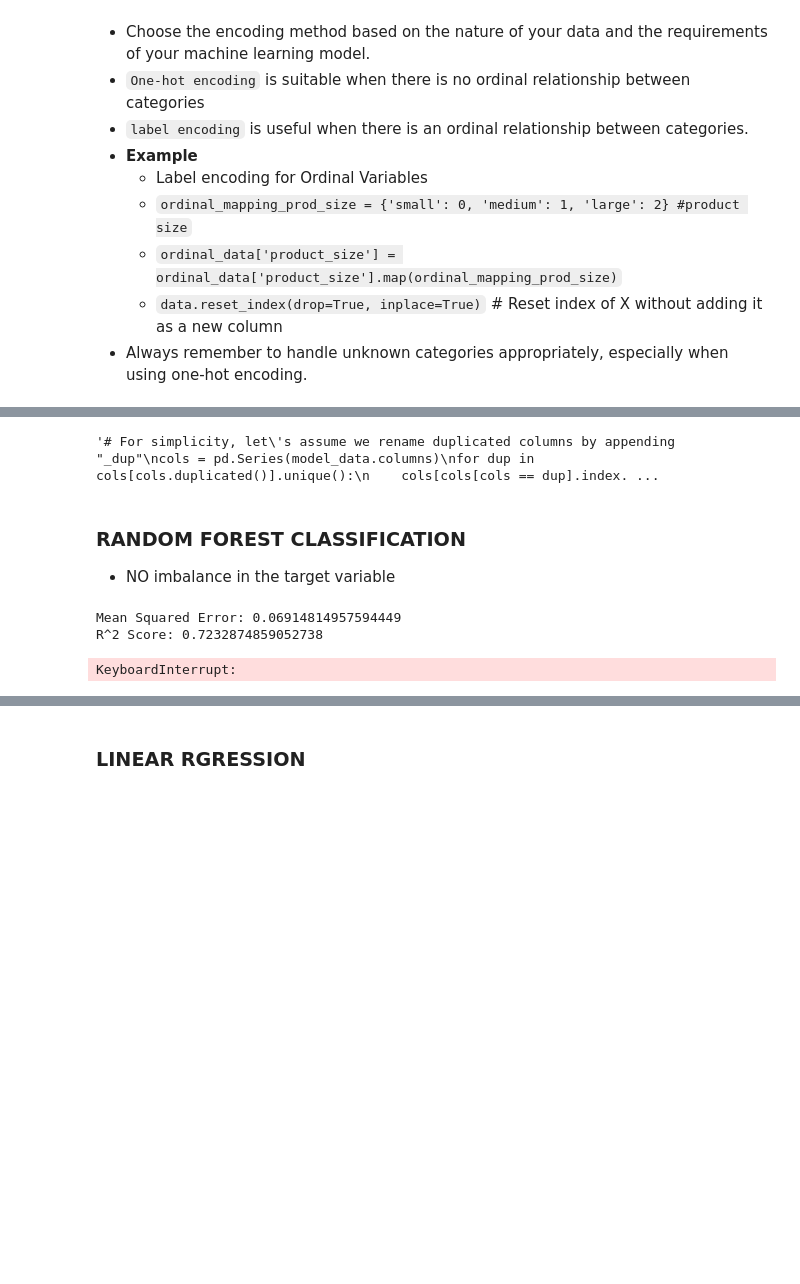
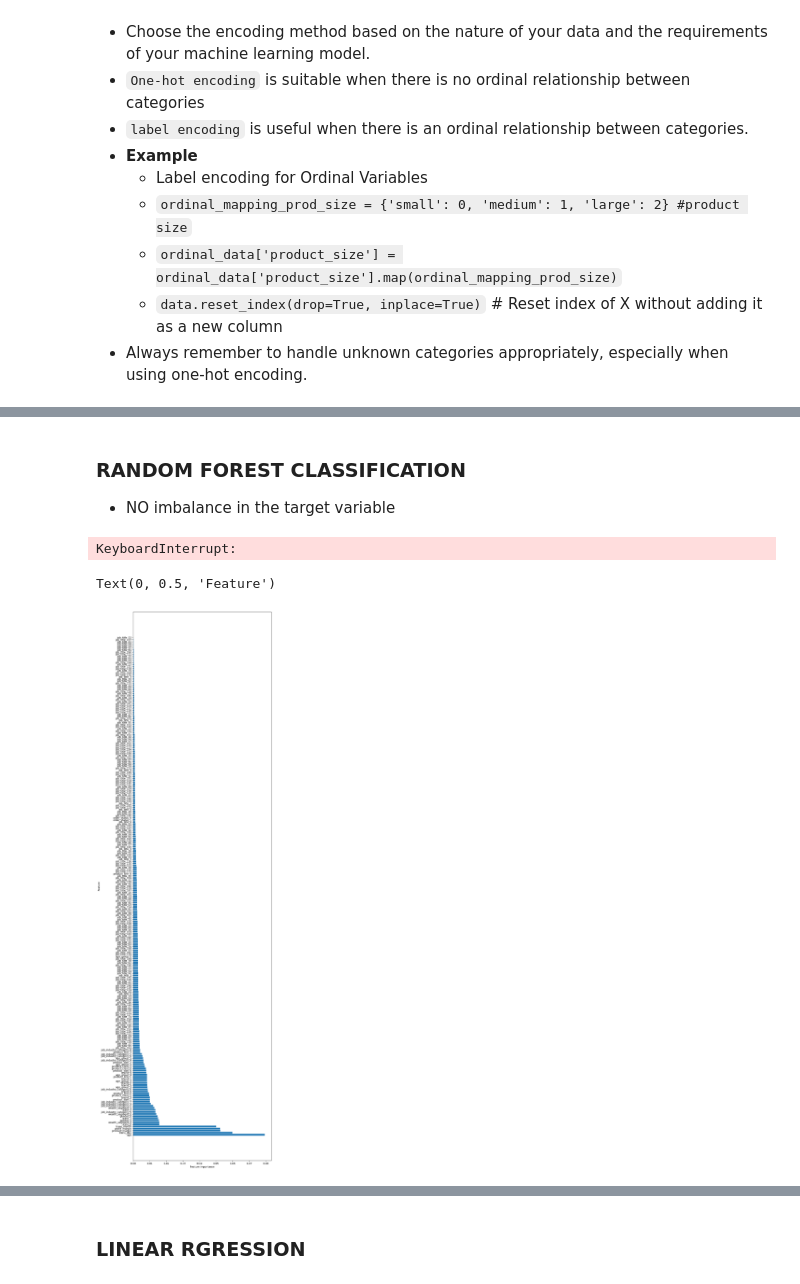
Before and after one commit to Daviedavie100/kpmg, a Jupyter notebook: kpmgproject.ipynb, the cells around one changed output, grey strips where cells are left out. Drawn from its saved outputs; the diff is of its cells as text; code cells hidden in the pictures; blank space fills up the shorter version.

```diff
--- a/kpmgproject.ipynb
+++ b/kpmgproject.ipynb
@@ -174,16 +177,6 @@ cols_encoded=['age', 'trans_day', 'trans_month', 'product_margin','bikes_purchas
 # %%
 # make copy
 model_data=data_clean.copy()
-# %%
-'''# For simplicity, let's assume we rename duplicated columns by appending "_dup"
-cols = pd.Series(model_data.columns)
-for dup in cols[cols.duplicated()].unique():
-    cols[cols[cols == dup].index.values.tolist()] = [dup + '_dup' if i != 0 else dup for i in range(sum(cols == dup))]
-
-# Assign the new columns back to the dataframe
-model_data.columns = cols'''
-# %% [output]
-'# For simplicity, let\'s assume we rename duplicated columns by appending "_dup"\ncols = pd.Series(model_data.columns)\nfor dup in cols[cols.duplicated()].unique():\n    cols[cols[cols == dup].index. ...
 # %%
 # Select relevant features and the target variable
 X = model_data.drop(columns=['bikes_purchased'])
@@ -200,8 +193,11 @@ numerical_features = ['age', 'product_margin', 'profit_margin', 'trans_day', 'tr
 # Preprocessing pipeline for numerical data
 numerical_transformer = StandardScaler()
 
-# Preprocessing pipeline for categorical data
-categorical_transformer = OneHotEncoder(handle_unknown='ignore')
+# Function to pass through categorical data (no transformation needed since already label encoded)
+categorical_transformer = FunctionTransformer(lambda x: x)
+
+'''# Preprocessing pipeline for categorical data
+categorical_transformer = OneHotEncoder(handle_unknown='ignore')'''
 
 # Combine preprocessing steps
 preprocessor = ColumnTransformer(
@@ -213,7 +209,7 @@ preprocessor = ColumnTransformer(
 # Create a pipeline with RandomForestRegressor
 model = Pipeline(steps=[
     ('preprocessor', preprocessor),
-    ('regressor', RandomForestRegressor(random_state=42))
+    ('classifier', RandomForestClassifier(random_state=42))
 ])
 
 # Split the data into training and testing sets
@@ -226,23 +222,38 @@ model.fit(X_train, y_train)
 y_pred = model.predict(X_test)
 
 # Evaluate the model
-print(f'Mean Squared Error: {mean_squared_error(y_test, y_pred)}')
-print(f'R^2 Score: {r2_score(y_test, y_pred)}')
+accuracy = accuracy_score(y_test, y_pred)
+print(f'Accuracy: {accuracy * 100:.2f}%')
 
-# Hyperparameter tuning
-param_grid = {
-    'regressor__n_estimators': [50, 100, 200],
-    'regressor__max_depth': [None, 10, 20, 30],
-    'regressor__min_samples_split': [2, 5, 10]
-}
+print('Classification Report:')
+print(classification_report(y_test, y_pred))
 
-grid_search = GridSearchCV(model, param_grid, cv=5, scoring='neg_mean_squared_error')
-grid_search.fit(X_train, y_train)
-
-# Best parameters and score
-print('Best parameters:', grid_search.best_params_)
-print('Best Mean Squared Error:', -grid_search.best_score_)  # Convert back to positive MSE
+print('Confusion Matrix:')
+print(confusion_matrix(y_test, y_pred))
 # %% [output]
-Mean Squared Error: 0.06914814957594449
-R^2 Score: 0.7232874859052738
+KeyboardInterrupt:
-KeyboardInterrupt:
+# %%
+# Visualize feature importances
+# Get feature importances from the trained model
+feature_importances = model.named_steps['classifier'].feature_importances_
+
+# Get feature names from the preprocessor
+feature_names = np.hstack([numerical_features,
+                           model.named_steps['preprocessor']
+                           .named_transformers_['cat']
+                           .get_feature_names_out(categorical_features)])
+
+# Create a DataFrame for visualization
+importance_df = pd.DataFrame({'Feature': feature_names, 'Importance': feature_importances})
+
+# Sort the DataFrame by importance
+importance_df = importance_df.sort_values(by='Importance', ascending=False)
+
+# Plot the feature importances
+plt.figure(figsize=(10, 6))
+plt.barh(importance_df['Feature'], importance_df['Importance'])
+plt.xlabel('Feature Importance')
+plt.ylabel('Feature')
+# %% [output]
+Text(0, 0.5, 'Feature')
+[figure, added]
```
Also changed, not shown: parts of 2 cells of this notebook.
